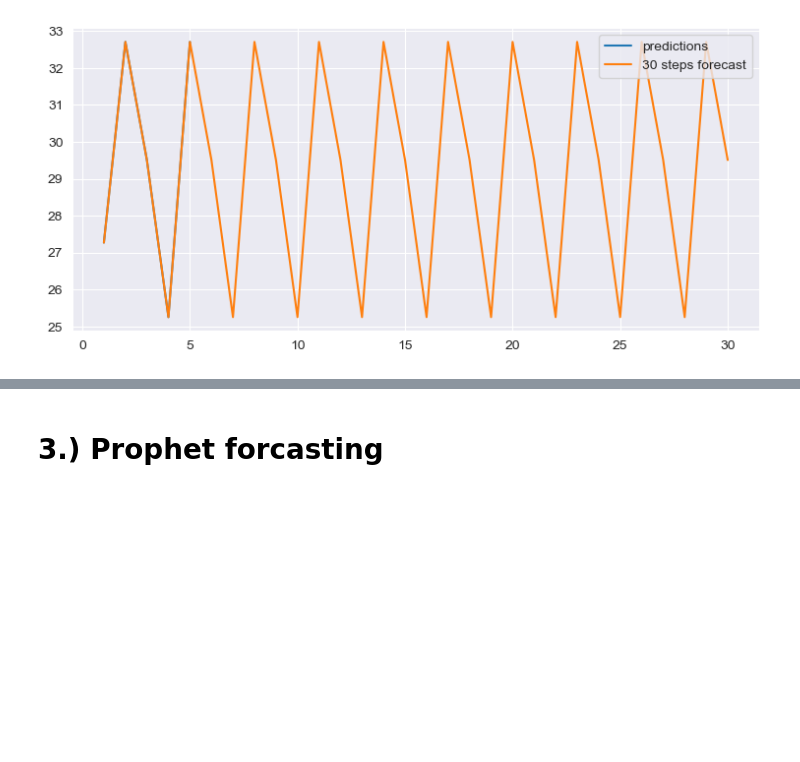
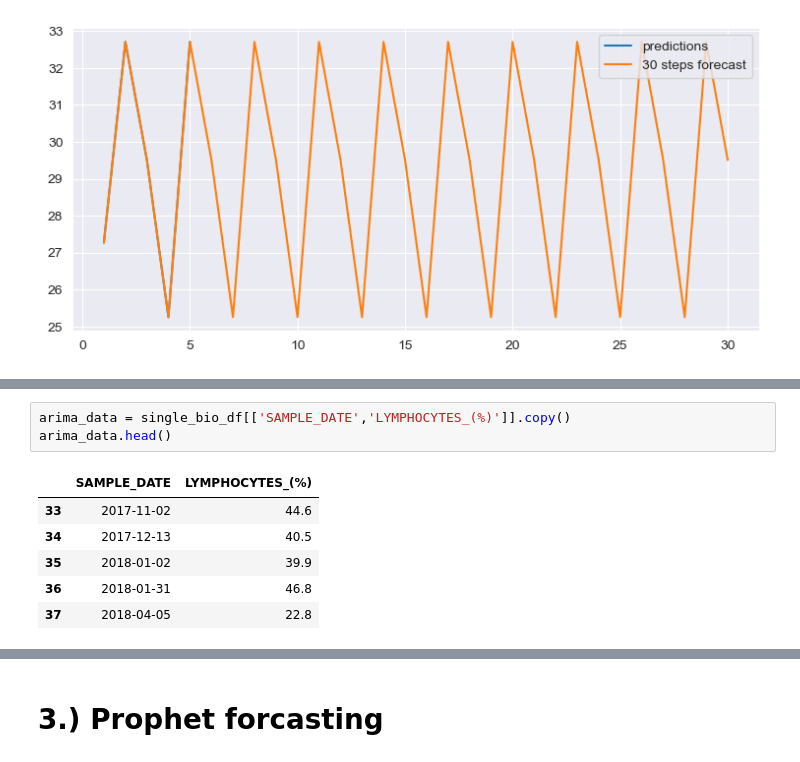
Before and after one commit to aidan-lew/monkey_health, a Jupyter notebook: D_monkeys_forecasting.ipynb, the cells around one changed output, grey strips where cells are left out. Saved outputs shown, nothing was run; the diff lists cells and outputs as text; blank space fills up the shorter version.

```diff
--- a/D_monkeys_forecasting.ipynb
+++ b/D_monkeys_forecasting.ipynb
@@ -336,0 +341,10 @@ ax.legend();
+# %%
+arima_data = single_bio_df[['SAMPLE_DATE','LYMPHOCYTES_(%)']].copy()
+arima_data.head()
+# %% [output]
+|  | SAMPLE_DATE | LYMPHOCYTES_(%) |
+| 33 | 2017-11-02 | 44.6 |
+| 34 | 2017-12-13 | 40.5 |
+| 35 | 2018-01-02 | 39.9 |
+| 36 | 2018-01-31 | 46.8 |
+| 37 | 2018-04-05 | 22.8 |
```
Also changed, not shown: parts of 13 cells of this notebook, 2 other files.
